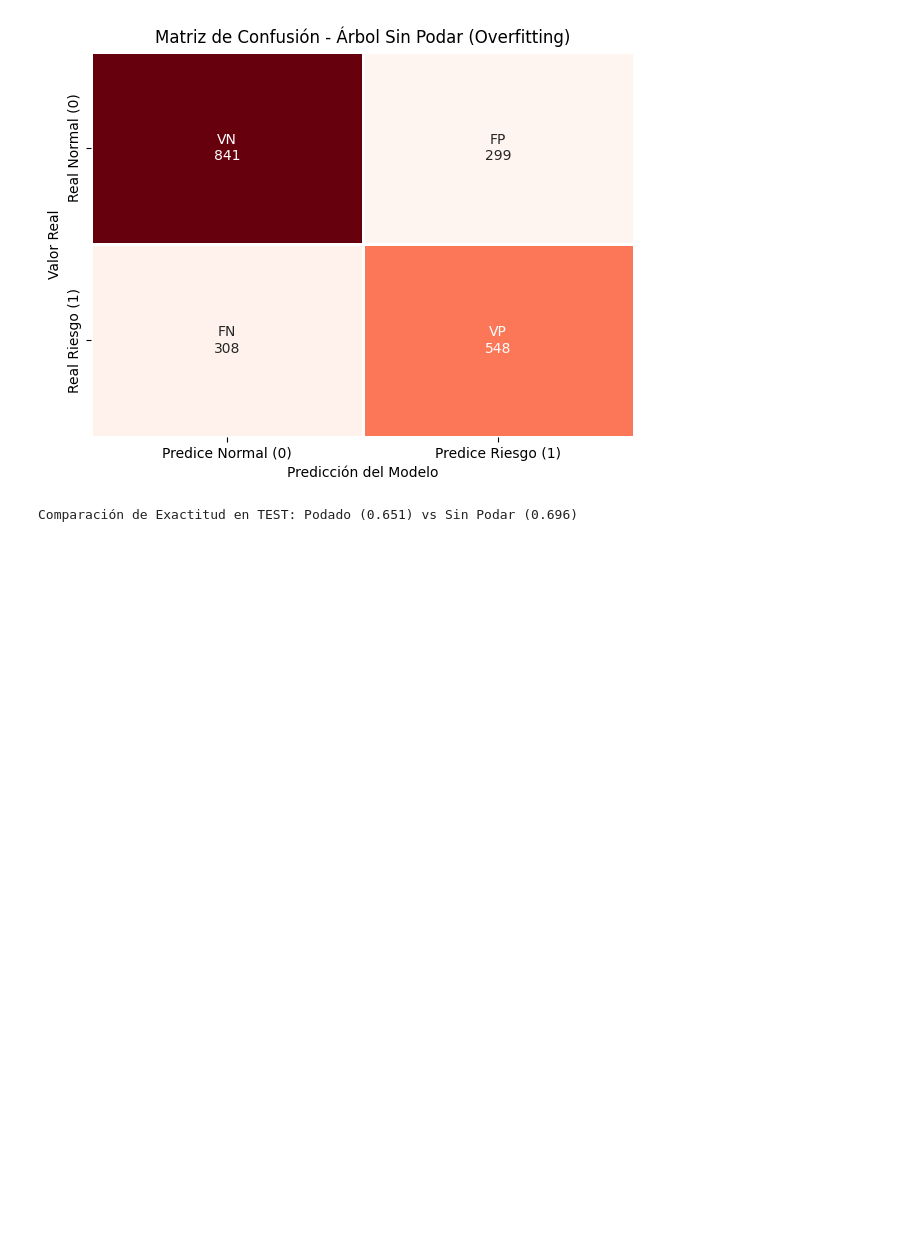
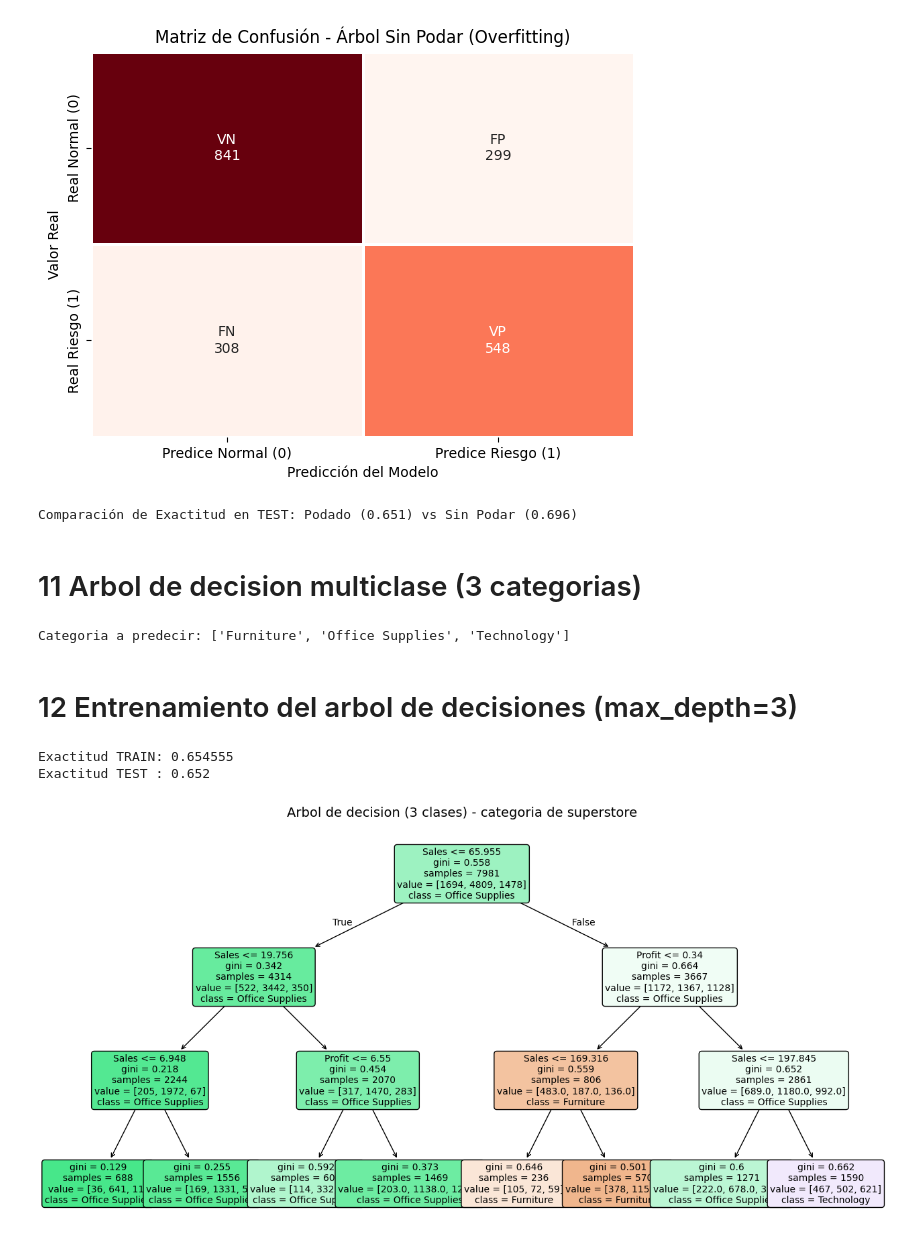
Before and after one commit to jvillagra66-oss/ml-inventario-superstore, a Jupyter notebook: notebooks/01_analisis_inventario.ipynb, the cells around one changed output. Saved outputs shown, nothing was run; the diff lists cells and outputs as text; code cells hidden in the pictures; blank space fills up the shorter version.

```diff
--- a/notebooks/01_analisis_inventario.ipynb
+++ b/notebooks/01_analisis_inventario.ipynb
@@ -964,3 +963,58 @@ Exactitud en TRAIN: 1.000 <- (Memorización / Overfitting)
 Exactitud en TEST : 0.696
 [figure]
 Comparación de Exactitud en TEST: Podado (0.651) vs Sin Podar (0.696)
+# %% [markdown]
+# 11 Arbol de decision multiclase (3 categorias)
+# %%
+import pandas as pd
+import numpy as np
+import matplotlib.pyplot as plt
+import seaborn as sns
+
+from sklearn.model_selection import train_test_split
+from sklearn.tree import DecisionTreeClassifier, plot_tree
+from sklearn.metrics import confusion_matrix
+
+# Preparamos del Dataset (3 clases : furniture, office supplies, technology)
+df_tree = df.copy()
+
+# Variables predictoras
+feats = ['Sales', 'Profit']
+x = df_tree[feats]
+y = df_tree['Category']  # Las 3 clases objetivas
+
+# Verificacion de clases
+labels = sorted(y.unique().tolist())
+print('Categoria a predecir:', labels)
+
+# Divicion Train/Test
+x_train, x_test, y_train, y_test = train_test_split(
+    x, y, test_size=0.2, random_state=42, stratify=y
+)
+# %% [output]
+Categoria a predecir: ['Furniture', 'Office Supplies', 'Technology']
+# %% [markdown]
+# 12 Entrenamiento del arbol de decisiones (max_depth=3)
+# %%
+arbol_superstore = DecisionTreeClassifier(max_depth=3, random_state=42)
+arbol_superstore.fit(x_train, y_train)
+
+print(f'Exactitud TRAIN: {arbol_superstore.score(x_train, y_train):3f}')
+print(f'Exactitud TEST : {arbol_superstore.score(x_test, y_test):.3f}')
+
+# Visualizacion del arbol de decision multiplclase
+plt.figure(figsize=(16, 8))
+plot_tree(
+    arbol_superstore,
+    feature_names=feats,
+    class_names=labels,
+    filled=True,
+    rounded=True,
+    fontsize=10
+)
+plt.title('Arbol de decision (3 clases) - categoria de superstore', fontsize=14)
+plt.show()
+# %% [output]
+Exactitud TRAIN: 0.654555
+Exactitud TEST : 0.652
+[figure, added]
```
Also changed, not shown: parts of 5 cells of this notebook.
